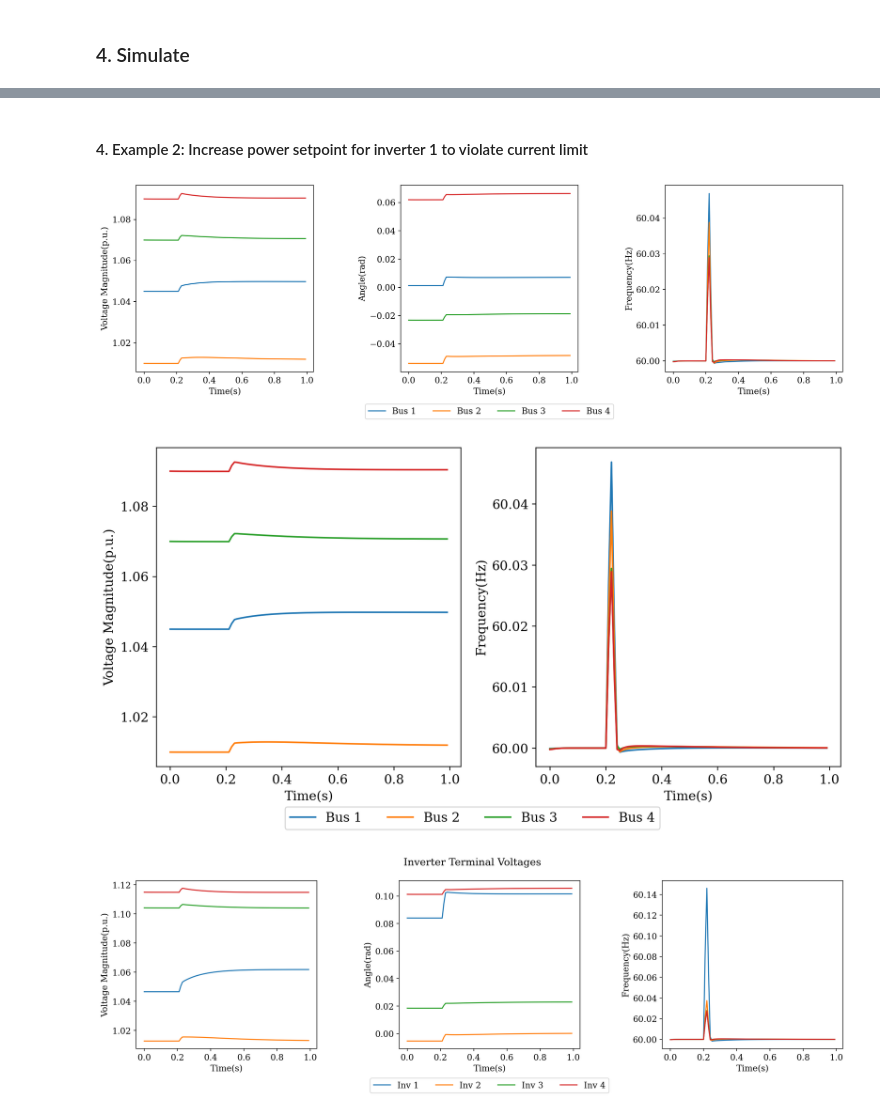
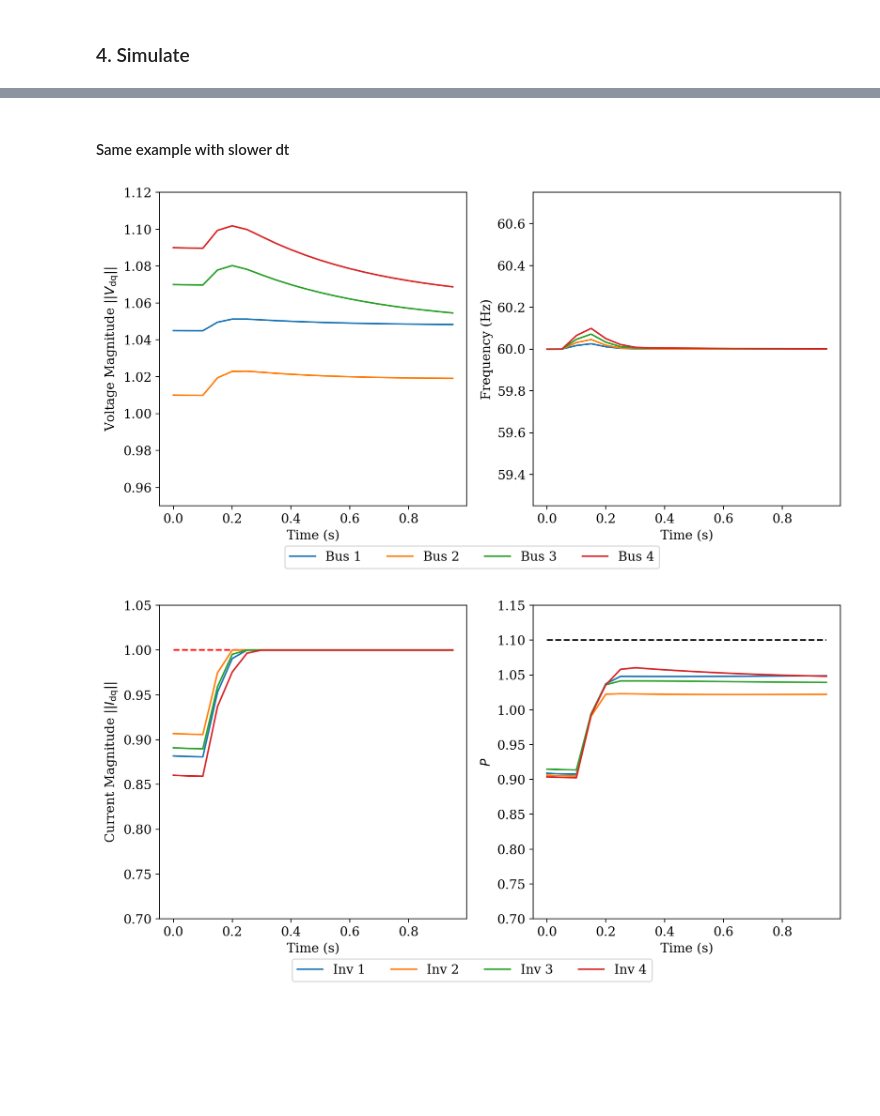
Before and after one commit to lpstreitmatter/Optimal-Safe-Converter-Control, a Jupyter notebook: Optimal_Safe_Converter_Control.ipynb, the cells around one changed output, grey strips where cells are left out. Saved outputs shown, nothing was run; the diff lists cells and outputs as text; code cells hidden in the pictures; blank space fills up the shorter version.

Commit message:
paper examples

```diff
--- a/Optimal_Safe_Converter_Control.ipynb
+++ b/Optimal_Safe_Converter_Control.ipynb
@@ -177,7 +227,7 @@ base_mva = net14["baseMVA"]
 nb = net14["bus"].shape[0]
 nbr = net14["branch"].shape[0]
 # Initialize "inverters" at non-zero power before solving powerflow
-net14["gen"][:,PG] = np.array([60,90,50,50,50])
+net14["gen"][:,PG] = np.array([60,90,90,90,90])
 
 # Find equilibrium point (run power flow) to initialize simulation
 pf_result, success = runpf(net14)
@@ -278,80 +323,56 @@ plt.show()
-# %% [markdown]
-#### 4. Example 2: Increase power setpoint for inverter 1 to violate current limit
+# %% [markdown]
+#### Same example with slower dt
 # %%
-starttime=0.2
+starttime=0.05
 endtime = 1
-dt = 1e-2
-rho = 0.0001
-alpha = 1
+dt = 5e-2
+rho = 0.001
+alpha = 2
 
 Ps0, Qs0, V2s0 = mc.initial_setpoints(slack_id, inverter_bus_ids, pf_result,Ybus_KRONdq, Y_slackdq, filter_rs, filter_xs)
 
 gen_mask = np.isin(pf_result["gen"][:,GEN_BUS], inverter_bus_ids)
 inverter_setpoints = np.vstack((Ps0, V2s0)).T
-inverter_setpoints[0,0] = 1.3
+inverter_setpoints[:,0] = 1.1 * np.ones(len(Ps0))
 inverter_varnames = np.array([["P",r"$V^2$"],["P",r"$V^2$"],["P",r"$V^2$"],["P",r"$V^2$"]]) # variables corresponding to setpoints in above array
 inverter_mag_limits = np.ones(len(inverter_bus_ids)) # all limited to 1 pu? check what this value should be - possibly smaller since baseMVA is large
 
 ts, Iinvs, Vinvs, Vgs, Ps, Qs = mc.multi_inv_simulation(slack_id, inverter_bus_ids, inverter_setpoints, inverter_varnames,
                          inverter_mag_limits, pf_result,
                          Ybus_KRONdq, Y_slackdq, filter_rs, filter_xs,
                          rho=rho, alpha=alpha,
                          dt=dt, starttime = starttime, endtime=endtime)
 
-# Plot voltage magnitude, angle, and frequency (network voltages)
+# Plot voltage magnitude and frequency (network voltages)
 n_steps = len(ts)
 n_inv = len(inverter_bus_ids)
 Vg_mag_data = np.linalg.norm(Vgs.reshape(n_steps,n_inv,2),axis=2)
 Vg_angle_data, Vg_frequency_data = plot.angle_and_frequency(Vgs, dt)
 Vg_frequency_data = (Vg_frequency_data+2*np.pi*60)/(2*np.pi) # convert to rotating frame and to Hz
-fig,(ax1,ax2,ax3) = plt.subplots(1,3,figsize=(15,5), sharex=True)
-plot.plot_multi_inverters(ts, Vg_mag_data, "Voltage Magnitude(p.u.)", "Bus", xlim=None, inv_labels = None, ax=ax1, show_legend=False)
-plot.plot_multi_inverters(ts, Vg_angle_data, "Angle(rad)", "Bus", xlim=None, inv_labels = None, ax=ax2, show_legend=True)
-plot.plot_multi_inverters(ts, Vg_frequency_data, "Frequency(Hz)", "Bus", xlim=None, inv_labels = None, ax=ax3, show_legend=False)
-plt.tight_layout()
-plt.show()
 
 fig,(ax1,ax2) = plt.subplots(1,2,figsize=(10,5), sharex=True)
-plot.plot_multi_inverters(ts, Vg_mag_data, "Voltage Magnitude(p.u.)", "Bus", xlim=None, inv_labels = None, ax=ax1, show_legend=False)
-plot.plot_multi_inverters(ts, Vg_frequency_data, "Frequency(Hz)", "Bus", xlim=None, inv_labels = None, ax=ax2, show_legend=False)
+plot.plot_multi_inverters(ts, Vg_mag_data, r"Voltage Magnitude $||V_\mathrm{dq}||$", "Bus", xlim=None, inv_labels = None, ax=ax1, show_legend=False)
+plot.plot_multi_inverters(ts, Vg_frequency_data, "Frequency (Hz)", "Bus", xlim=None, inv_labels = None, ax=ax2, show_legend=False)
 handles, labels = ax1.get_legend_handles_labels()
 fig.legend(handles, labels, loc='lower center', ncol=n_inv, bbox_to_anchor=(0.5, -0.05))
-#plt.xlim(0.18,0.25)
-plt.tight_layout()
-plt.show()
-
-Vi_mag_data = np.linalg.norm(Vinvs.reshape(n_steps,n_inv,2),axis=2)
-Vi_angle_data, Vi_frequency_data = plot.angle_and_frequency(Vinvs, dt)
-Vi_frequency_data = (Vi_frequency_data+2*np.pi*60)/(2*np.pi) # convert to rotating frame and to Hz
-fig,(ax1,ax2,ax3) = plt.subplots(1,3,figsize=(15,5), sharex=True)
-plot.plot_multi_inverters(ts, Vi_mag_data, "Voltage Magnitude(p.u.)", "Inv", xlim=None, inv_labels = None, ax=ax1, show_legend=False)
-plot.plot_multi_inverters(ts, Vi_angle_data, "Angle(rad)", "Inv", xlim=None, inv_labels = None, ax=ax2, show_legend=True)
-plot.plot_multi_inverters(ts, Vi_frequency_data, "Frequency(Hz)", "Inv", xlim=None, inv_labels = None, ax=ax3, show_legend=False)
-fig.suptitle("Inverter Terminal Voltages")
-plt.tight_layout()
-plt.show()
-
-fig,(ax1,ax2) = plt.subplots(1,2,figsize=(10,5), sharex=True)
-plot.plot_multi_inverters(ts, Vi_mag_data, "Voltage Magnitude(p.u.)", "Inv", xlim=None, inv_labels = None, ax=ax1, show_legend=False)
-plot.plot_multi_inverters(ts, Vi_frequency_data, "Frequency(Hz)", "Inv", xlim=None, inv_labels = None, ax=ax2, show_legend=False)
-handles, labels = ax1.get_legend_handles_labels()
-fig.legend(handles, labels, loc='lower center', ncol=n_inv, bbox_to_anchor=(0.5, -0.05))
-fig.suptitle("Inverter Terminal Voltages")
+ax1.set_ylim([0.95,1.12])
+ax2.set_ylim([59.25,60.75])
 plt.tight_layout()
 plt.show()
 
 Ii_mag_data = np.linalg.norm(Iinvs.reshape(n_steps,n_inv,2),axis=2)
 Ps_setpoints = np.ones((len(ts), n_inv)) * inverter_setpoints[:,0]
 fig,(ax1,ax2) = plt.subplots(1,2,figsize=(10,5), sharex=True)
-ax1.plot(ts, np.ones(len(ts)), "k--") # Plot current limit
-plot.plot_multi_inverters(ts, Ii_mag_data, "Current Magnitude(p.u.)", "Inv", xlim=None, inv_labels = None, ax=ax1, show_legend=False)
-ax2.plot(ts, inverter_setpoints[0,0] * np.ones(len(ts)), color="C0", linestyle="--") # Plot power setpoint
-plot.plot_multi_inverters(ts, Ps, "Active Power(p.u.)", "Inv", xlim=None, inv_labels = None, ax=ax2, show_legend=False)
+ax1.plot(ts, np.ones(len(ts)), "r--") # Plot current limit
+plot.plot_multi_inverters(ts, Ii_mag_data, r"Current Magnitude $||I_\mathrm{dq}||$", "Inv", xlim=None, inv_labels = None, ax=ax1, show_legend=False)
+ax2.plot(ts, inverter_setpoints[0,0] * np.ones(len(ts)), "k--") # Plot power setpoint
+plot.plot_multi_inverters(ts, Ps, r"$P$", "Inv", xlim=None, inv_labels = None, ax=ax2, show_legend=False)
 handles, labels = ax1.get_legend_handles_labels()
 fig.legend(handles, labels, loc='lower center', ncol=n_inv, bbox_to_anchor=(0.5, -0.05))
+ax1.set_ylim([0.7,1.05])
+ax2.set_ylim([0.7,1.15])
 plt.tight_layout()
 plt.show()
 # %% [output]
-[figure, old version]
+[figure, new version]
-[figure, old version]
+[figure, new version]
-[figure, removed]
```
Also changed, not shown: parts of 20 cells of this notebook, 3 other files.
